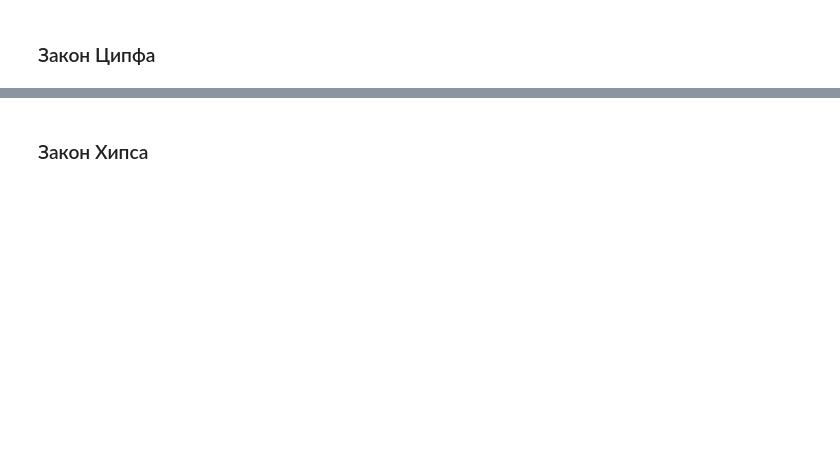
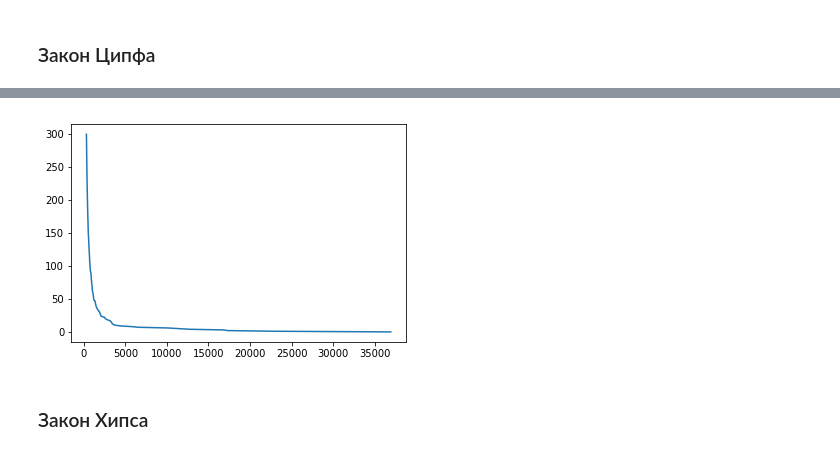
Before and after one commit to artemovae/nlp-course-sberbank, a Jupyter notebook: intro.ipynb, the cells around one changed output, grey strips where cells are left out. Saved outputs shown, nothing was run; the diff lists cells and outputs as text; code cells hidden in the pictures; blank space fills up the shorter version.

```diff
--- a/intro.ipynb
+++ b/intro.ipynb
@@ -233,13 +245,10 @@ for i in fd.most_common(10):
 # %% [markdown]
 ### Закон Ципфа
 # %%
-from bokeh.plotting import figure
 freqs = list(fd.values())
 freqs = sorted(freqs, reverse = True)
 
-
-p = figure(plot_width=400, plot_height=200)
-
-p.line(freqs[:300], range(300))
-show(p)
+fig, ax = plt.subplots()
+ax.plot(freqs[:300], range(300))
+plt.show()
 # %% [output]
@@ -247,2 +255,3 @@ show(p)
+[figure, added]
 # %% [markdown]
 ### Закон Хипса
```
Also changed, not shown: parts of 15 cells of this notebook, 1 other file.
